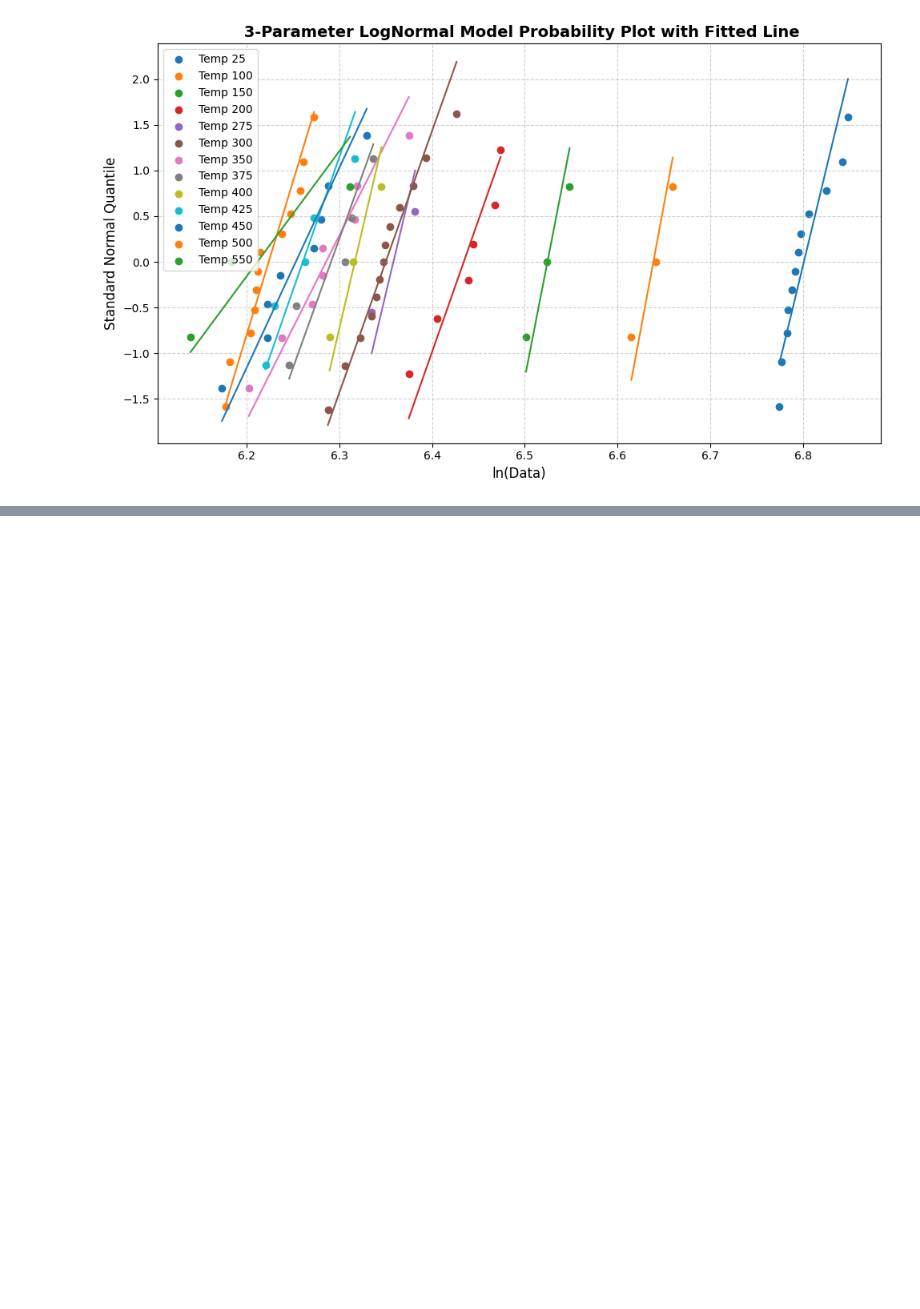
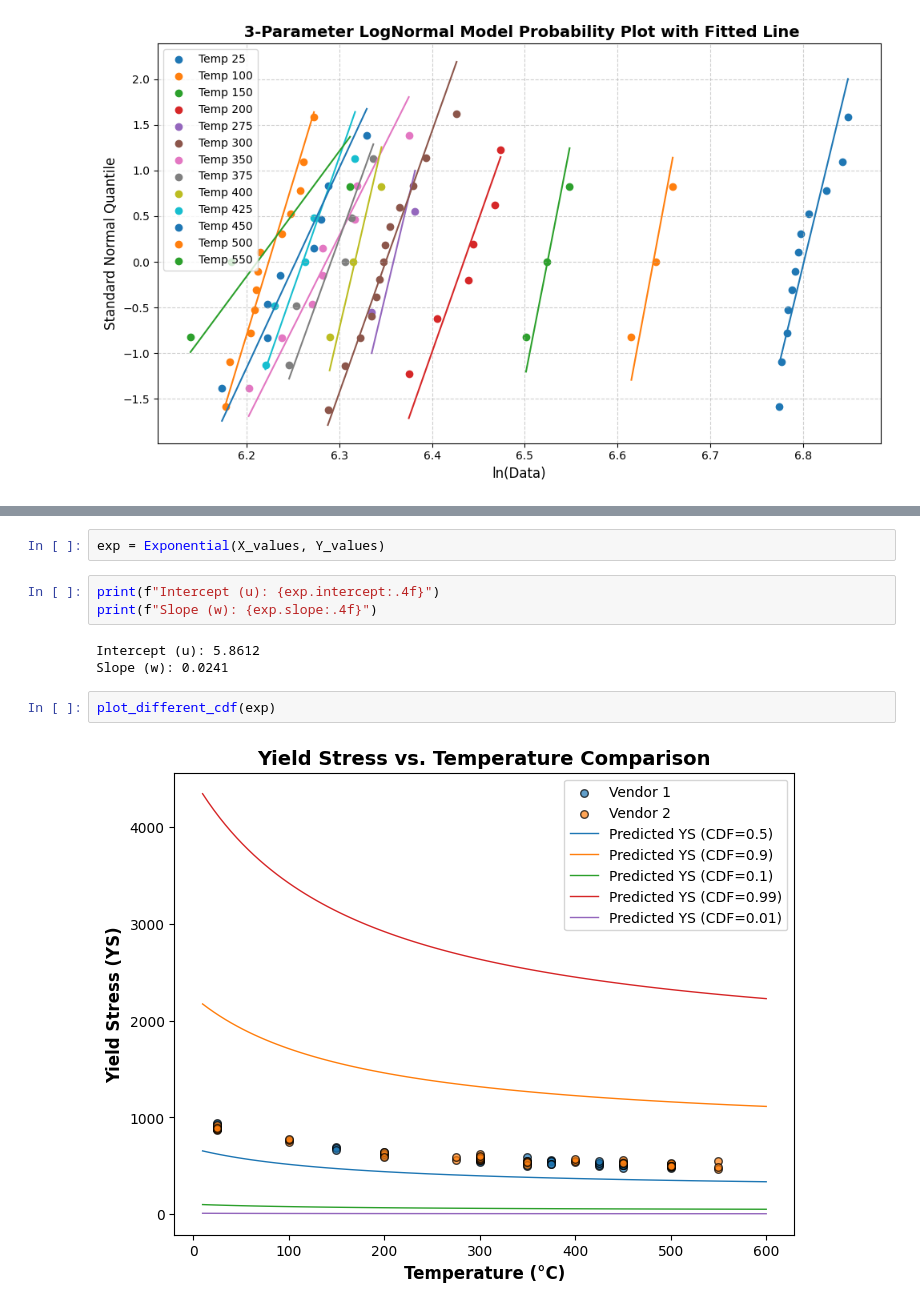
Before and after one commit to Mohit-coder-droid/Probabilistic-model, a Jupyter notebook: exp.ipynb, the cells around one changed output, grey strips where cells are left out. Saved outputs shown, nothing was run; the diff lists cells and outputs as text; blank space fills up the shorter version.

```diff
--- a/exp.ipynb
+++ b/exp.ipynb
@@ -283,0 +412,12 @@ line_fit_plot(lnm)
+# %%
+exp = Exponential(X_values, Y_values)
+# %%
+print(f"Intercept (u): {exp.intercept:.4f}")
+print(f"Slope (w): {exp.slope:.4f}")
+# %% [output]
+Intercept (u): 5.8612
+Slope (w): 0.0241
+# %%
+plot_different_cdf(exp)
+# %% [output]
+[figure, added]
```
Also changed, not shown: parts of 37 cells of this notebook, 3 other files.
